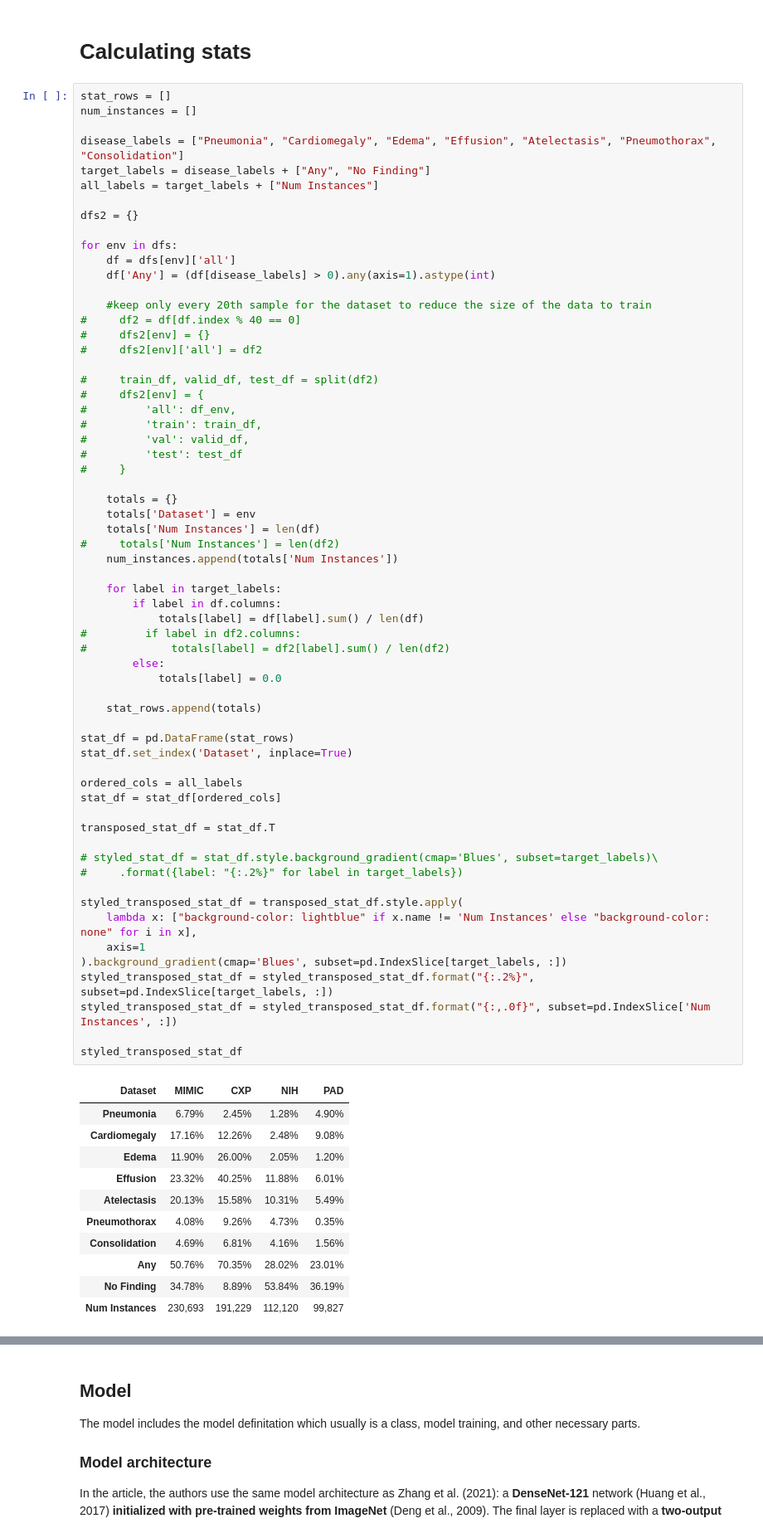
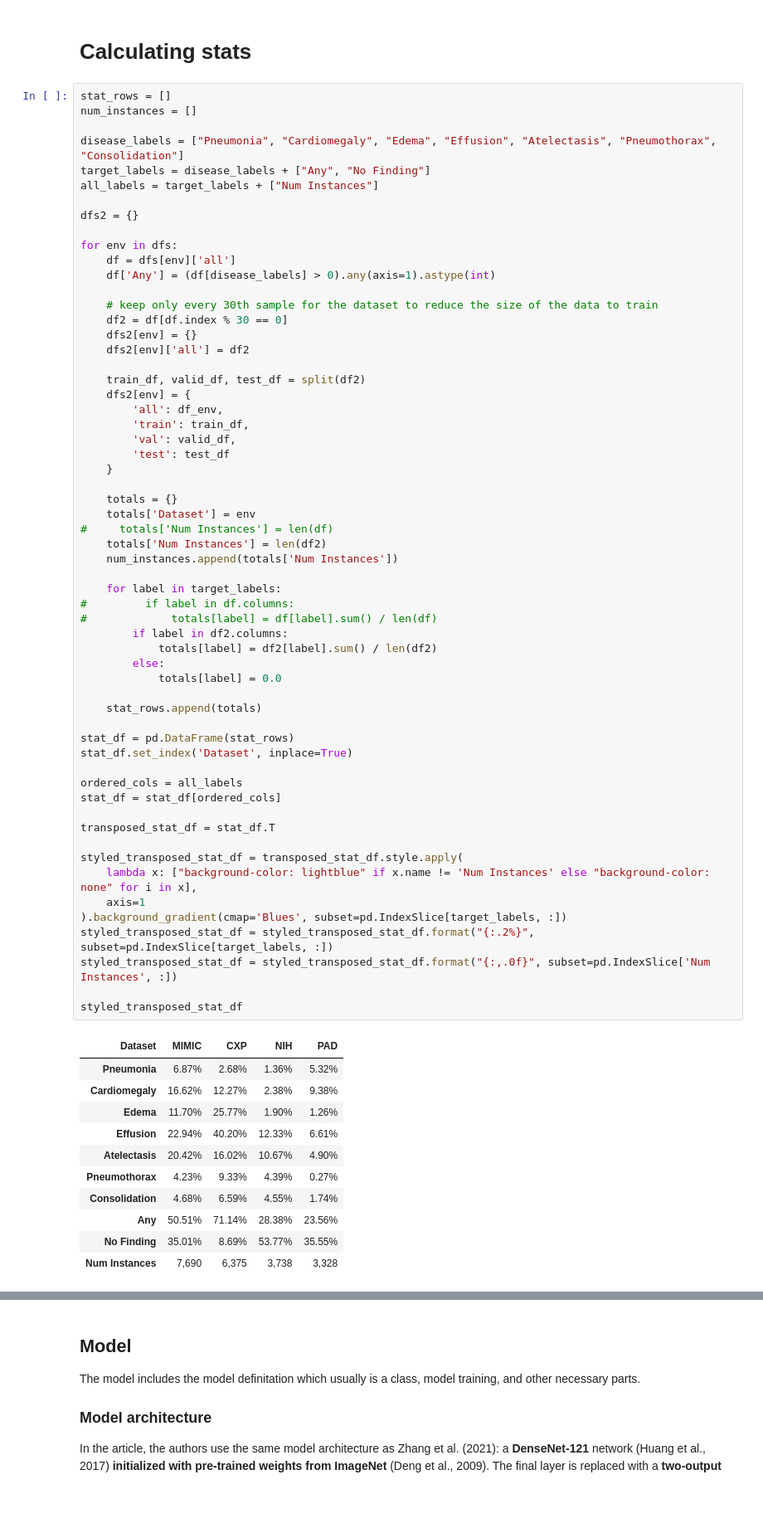
Before and after one commit to nstawski/dlh-final-project, a Jupyter notebook: Nina_Stawski_final_project_stats.ipynb, the cells around one changed output, grey strips where cells are left out. Shown at 83% size. Cells and saved outputs as stored; diff of their text form; blank space fills up the shorter version.

```diff
--- a/Nina_Stawski_final_project_stats.ipynb
+++ b/Nina_Stawski_final_project_stats.ipynb
@@ -823,66 +795,63 @@ for env in dfs:
     df = dfs[env]['all']
     df['Any'] = (df[disease_labels] > 0).any(axis=1).astype(int)
 
-    #keep only every 20th sample for the dataset to reduce the size of the data to train
-#     df2 = df[df.index % 40 == 0]
-#     dfs2[env] = {}
-#     dfs2[env]['all'] = df2
+    # keep only every 30th sample for the dataset to reduce the size of the data to train
+    df2 = df[df.index % 30 == 0]
+    dfs2[env] = {}
+    dfs2[env]['all'] = df2
 
-#     train_df, valid_df, test_df = split(df2)
-#     dfs2[env] = {
-#         'all': df_env,
-#         'train': train_df,
-#         'val': valid_df,
-#         'test': test_df
-#     }
+    train_df, valid_df, test_df = split(df2)
+    dfs2[env] = {
+        'all': df_env,
+        'train': train_df,
+        'val': valid_df,
+        'test': test_df
+    }
 
     totals = {}
     totals['Dataset'] = env
-    totals['Num Instances'] = len(df)
-#     totals['Num Instances'] = len(df2)
+#     totals['Num Instances'] = len(df)
+    totals['Num Instances'] = len(df2)
     num_instances.append(totals['Num Instances'])
 
     for label in target_labels:
-        if label in df.columns:
-            totals[label] = df[label].sum() / len(df)
-#         if label in df2.columns:
-#             totals[label] = df2[label].sum() / len(df2)
+#         if label in df.columns:
+#             totals[label] = df[label].sum() / len(df)
+        if label in df2.columns:
+            totals[label] = df2[label].sum() / len(df2)
         else:
             totals[label] = 0.0
 
     stat_rows.append(totals)
 
 stat_df = pd.DataFrame(stat_rows)
 stat_df.set_index('Dataset', inplace=True)
 
 ordered_cols = all_labels
 stat_df = stat_df[ordered_cols]
 
 transposed_stat_df = stat_df.T
 
-# styled_stat_df = stat_df.style.background_gradient(cmap='Blues', subset=target_labels)\
-#     .format({label: "{:.2%}" for label in target_labels})
-
 styled_transposed_stat_df = transposed_stat_df.style.apply(
     lambda x: ["background-color: lightblue" if x.name != 'Num Instances' else "background-color: none" for i in x],
     axis=1
 ).background_gradient(cmap='Blues', subset=pd.IndexSlice[target_labels, :])
 styled_transposed_stat_df = styled_transposed_stat_df.format("{:.2%}", subset=pd.IndexSlice[target_labels, :])
 styled_transposed_stat_df = styled_transposed_stat_df.format("{:,.0f}", subset=pd.IndexSlice['Num Instances', :])
 
 styled_transposed_stat_df
 # %% [output]
 | Dataset | MIMIC | CXP | NIH | PAD |
-| Pneumonia | 6.79% | 2.45% | 1.28% | 4.90% |
-| Cardiomegaly | 17.16% | 12.26% | 2.48% | 9.08% |
-| Edema | 11.90% | 26.00% | 2.05% | 1.20% |
-| Effusion | 23.32% | 40.25% | 11.88% | 6.01% |
-| Atelectasis | 20.13% | 15.58% | 10.31% | 5.49% |
-| Pneumothorax | 4.08% | 9.26% | 4.73% | 0.35% |
-| Consolidation | 4.69% | 6.81% | 4.16% | 1.56% |
-| Any | 50.76% | 70.35% | 28.02% | 23.01% |
-| No Finding | 34.78% | 8.89% | 53.84% | 36.19% |
-| Num Instances | 230,693 | 191,229 | 112,120 | 99,827 |
+| Pneumonia | 6.87% | 2.68% | 1.36% | 5.32% |
+| Cardiomegaly | 16.62% | 12.27% | 2.38% | 9.38% |
+| Edema | 11.70% | 25.77% | 1.90% | 1.26% |
+| Effusion | 22.94% | 40.20% | 12.33% | 6.61% |
+| Atelectasis | 20.42% | 16.02% | 10.67% | 4.90% |
+| Pneumothorax | 4.23% | 9.33% | 4.39% | 0.27% |
+| Consolidation | 4.68% | 6.59% | 4.55% | 1.74% |
+| Any | 50.51% | 71.14% | 28.38% | 23.56% |
+| No Finding | 35.01% | 8.69% | 53.77% | 35.55% |
+| Num Instances | 7,690 | 6,375 | 3,738 | 3,328 |
 # %% [markdown]
 Here is the table from the article for comparison:
 
```
Also changed, not shown: parts of 22 cells of this notebook, 1 other file.
